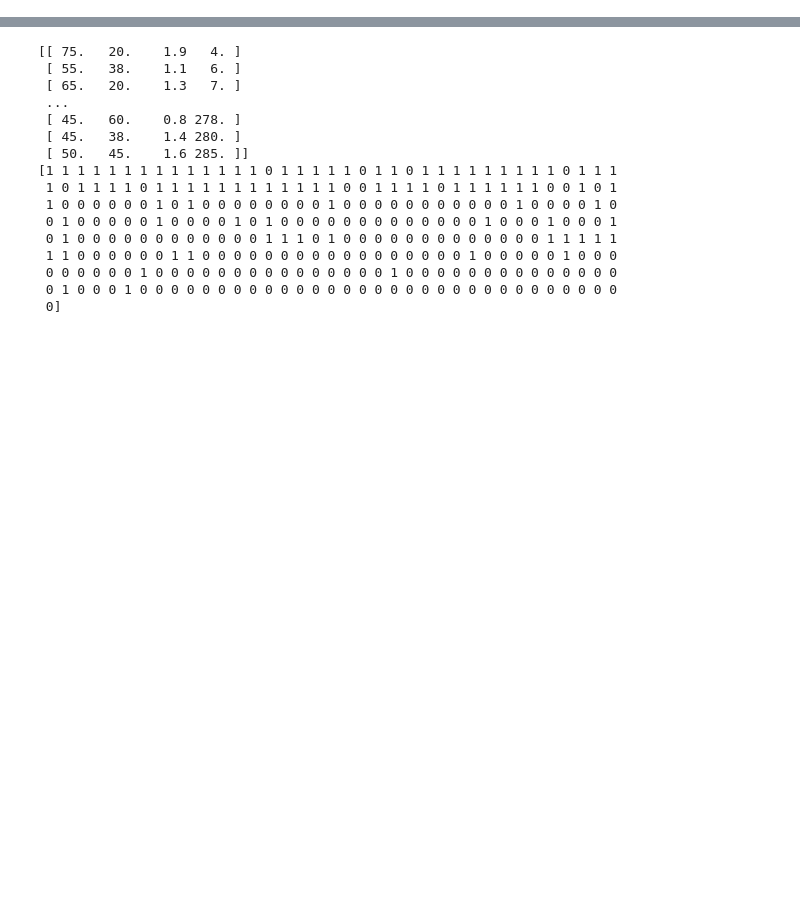
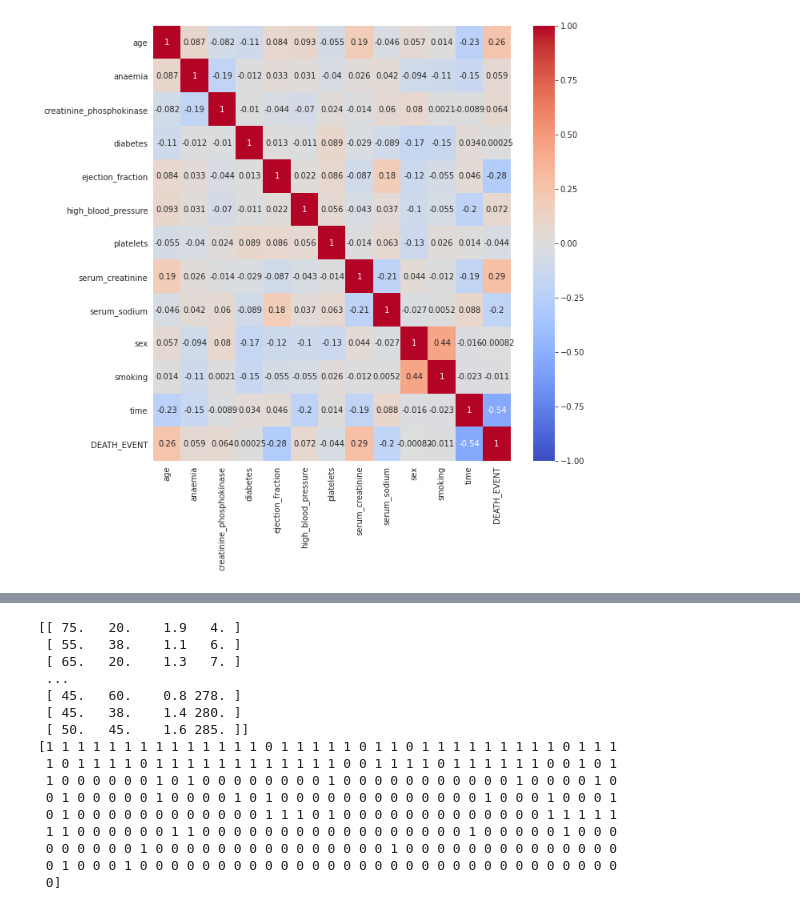
Before and after one commit to ggume/forgrad, a Jupyter notebook: for_grad.ipynb, the cells around one changed output, grey strips where cells are left out. Cells and saved outputs as stored; diff of their text form; code cells hidden in the pictures; blank space fills up the shorter version.

```diff
--- a/for_grad.ipynb
+++ b/for_grad.ipynb
@@ -46,0 +66,5 @@ dtype: float64
+# %%
+plt.figure(figsize=(10,10))
+sns.heatmap(heart_data.corr(), vmin=-1, cmap='coolwarm', annot=True);
+# %% [output]
+[figure, added]
```
Also changed, not shown: parts of 19 cells of this notebook.
